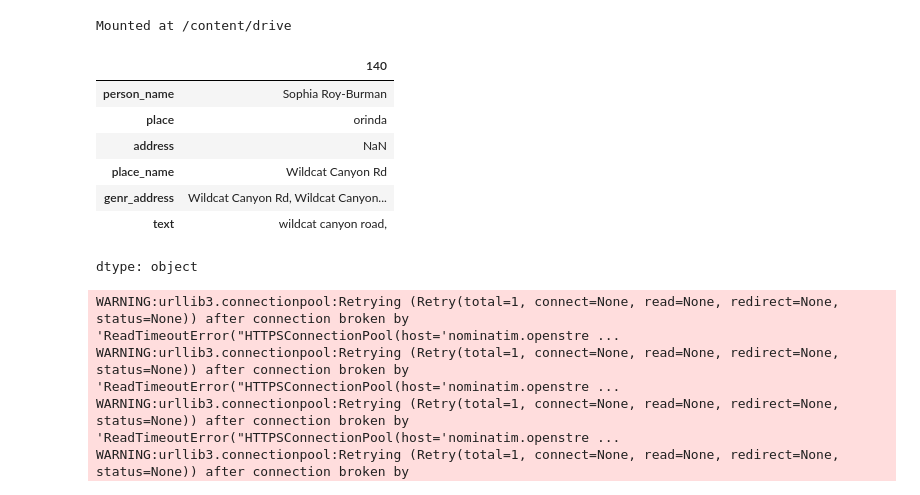
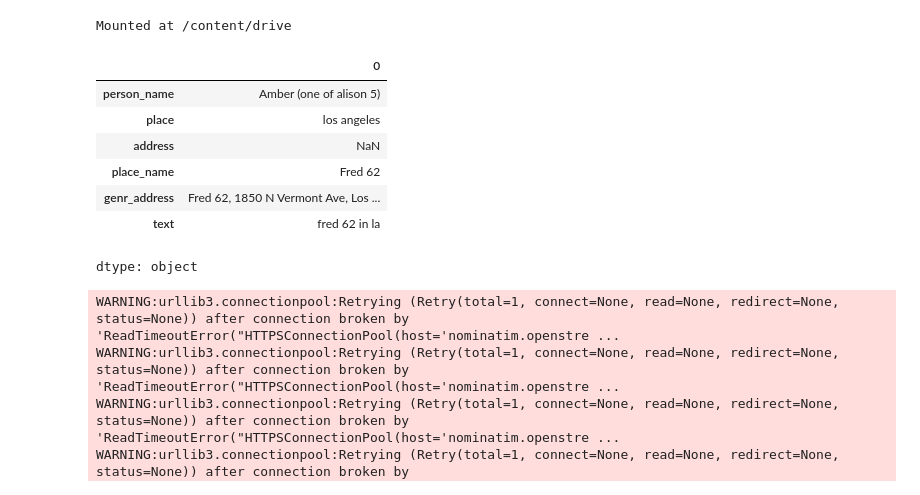
Before and after one commit to alisongx/interactive-birthday-atlas, a Jupyter notebook: Henry's_21st_GEOIDs.ipynb, the cells around one changed output. Saved outputs shown, nothing was run; the diff lists cells and outputs as text; code cells hidden in the pictures.

```diff
--- a/Henry's_21st_GEOIDs.ipynb
+++ b/Henry's_21st_GEOIDs.ipynb
@@ -10,24 +9,24 @@ import numpy as np
 # %% [output]
 Mounted at /content/drive
 # %%
-hdi = pd.read_csv('/content/drive/MyDrive/[CLEAN] Henrys21stBirthday_12-09_guests.csv')
+hdi = pd.read_csv('/content/drive/MyDrive/hd birthday atlas/[CLEAN] Henrys21stBirthday_12-09_guests.csv')
 hdi = hdi.drop(columns=['region'])
 hdi['person_name'] = hdi['person_name'].ffill(axis=0)
 hdi.loc[140, 'genr_address'] = 'Tunnel Beach, Oregon 97141'
 hdi.loc[72, 'genr_address'] = '510 Concord Dr, Menlo Park, CA 94025'
 
 isna = [0, 14, 36, 44, 80]
 hd_isna = hdi.loc[isna].copy()
 hdi = hdi.drop(isna).reset_index(drop=True)
-hdi.iloc[140]
+hdi.iloc[0]
 # %% [output]
-|  | 140 |
-| person_name | Sophia Roy-Burman |
-| place | orinda |
+|  | 0 |
+| person_name | Amber (one of alison 5) |
+| place | los angeles |
 | address | NaN |
-| place_name | Wildcat Canyon Rd |
-| genr_address | Wildcat Canyon Rd, Wildcat Canyon... |
-| text | wildcat canyon road, |
+| place_name | Fred 62 |
+| genr_address | Fred 62, 1850 N Vermont Ave, Los ... |
+| text | fred 62 in la |
 dtype: object
 # %%
 from geopy.geocoders import Nominatim
```
Also changed, not shown: parts of 1 cell of this notebook.
